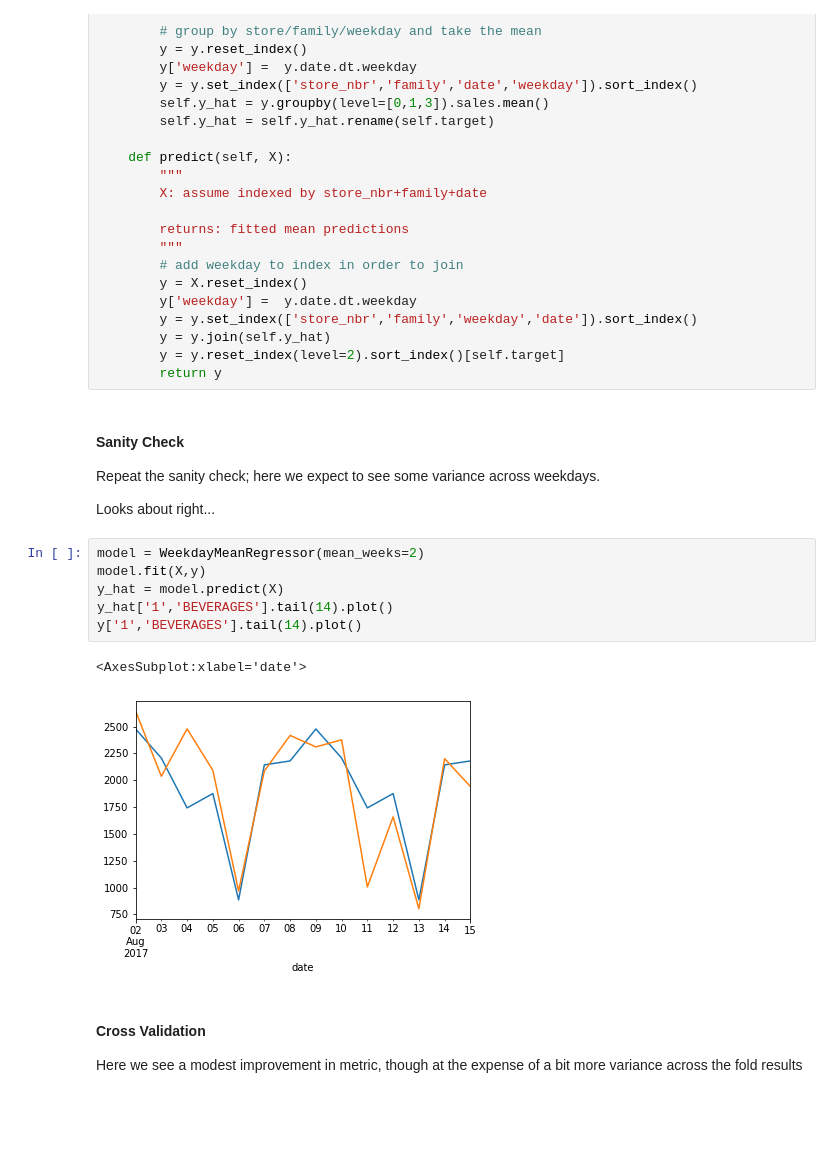
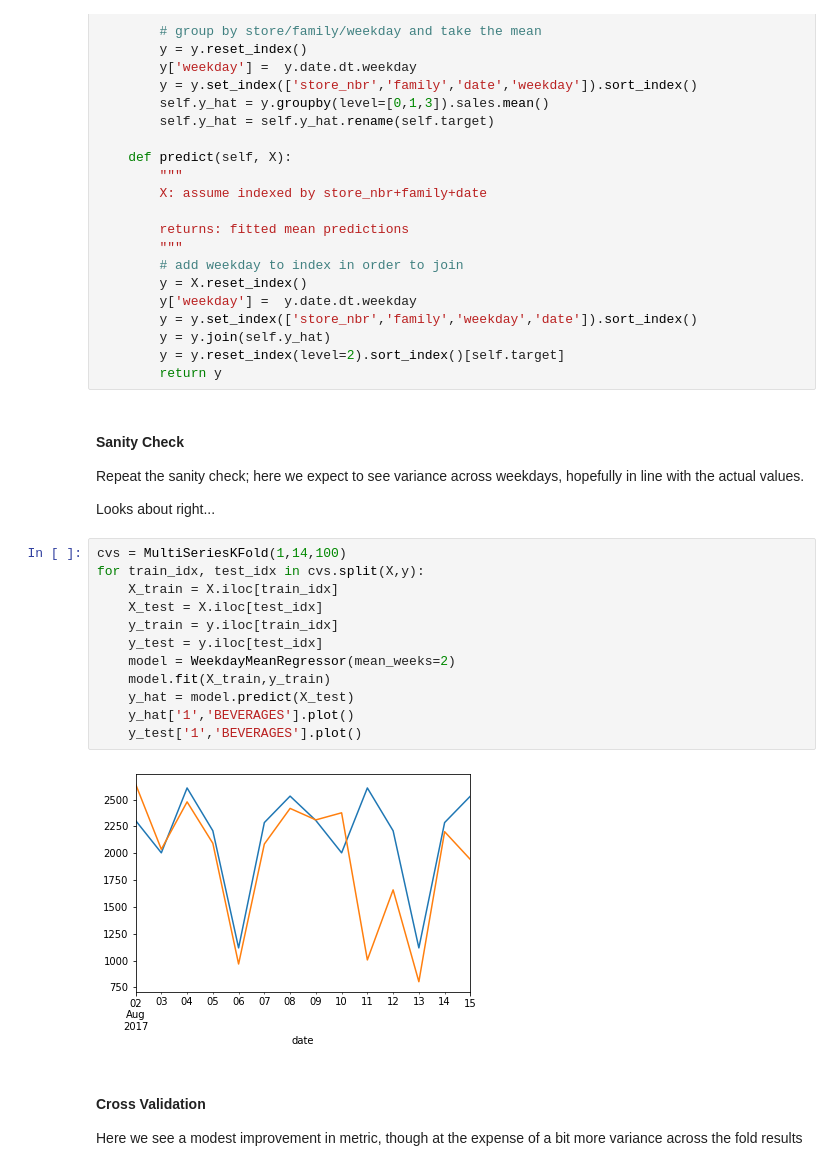
Before and after one commit to eduus710/kaggle_public, a Jupyter notebook: store-sales-baseline.ipynb, the cells around one changed output. Drawn from its saved outputs; the diff is of its cells as text; blank space fills up the shorter version.

```diff
--- a/store-sales-baseline.ipynb
+++ b/store-sales-baseline.ipynb
@@ -260,18 +265,23 @@ class WeekdayMeanRegressor(BaseEstimator, RegressorMixin):
 # %% [markdown]
 #### Sanity Check
 
-Repeat the sanity check; here we expect to see some variance across weekdays.
+Repeat the sanity check; here we expect to see variance across weekdays, hopefully in line with the actual values.
 
 Looks about right...
-# %%
-model = WeekdayMeanRegressor(mean_weeks=2)
-model.fit(X,y)
-y_hat = model.predict(X)
-y_hat['1','BEVERAGES'].tail(14).plot()
-y['1','BEVERAGES'].tail(14).plot()
-# %% [output]
-<AxesSubplot:xlabel='date'>
-[figure, removed]
+# %%
+cvs = MultiSeriesKFold(1,14,100)
+for train_idx, test_idx in cvs.split(X,y):
+    X_train = X.iloc[train_idx]
+    X_test = X.iloc[test_idx]
+    y_train = y.iloc[train_idx]
+    y_test = y.iloc[test_idx]
+    model = WeekdayMeanRegressor(mean_weeks=2)
+    model.fit(X_train,y_train)
+    y_hat = model.predict(X_test)
+    y_hat['1','BEVERAGES'].plot()
+    y_test['1','BEVERAGES'].plot()
+# %% [output]
+[figure, added]
 # %% [markdown]
 #### Cross Validation
 
```
Also changed, not shown: parts of 3 cells of this notebook.
